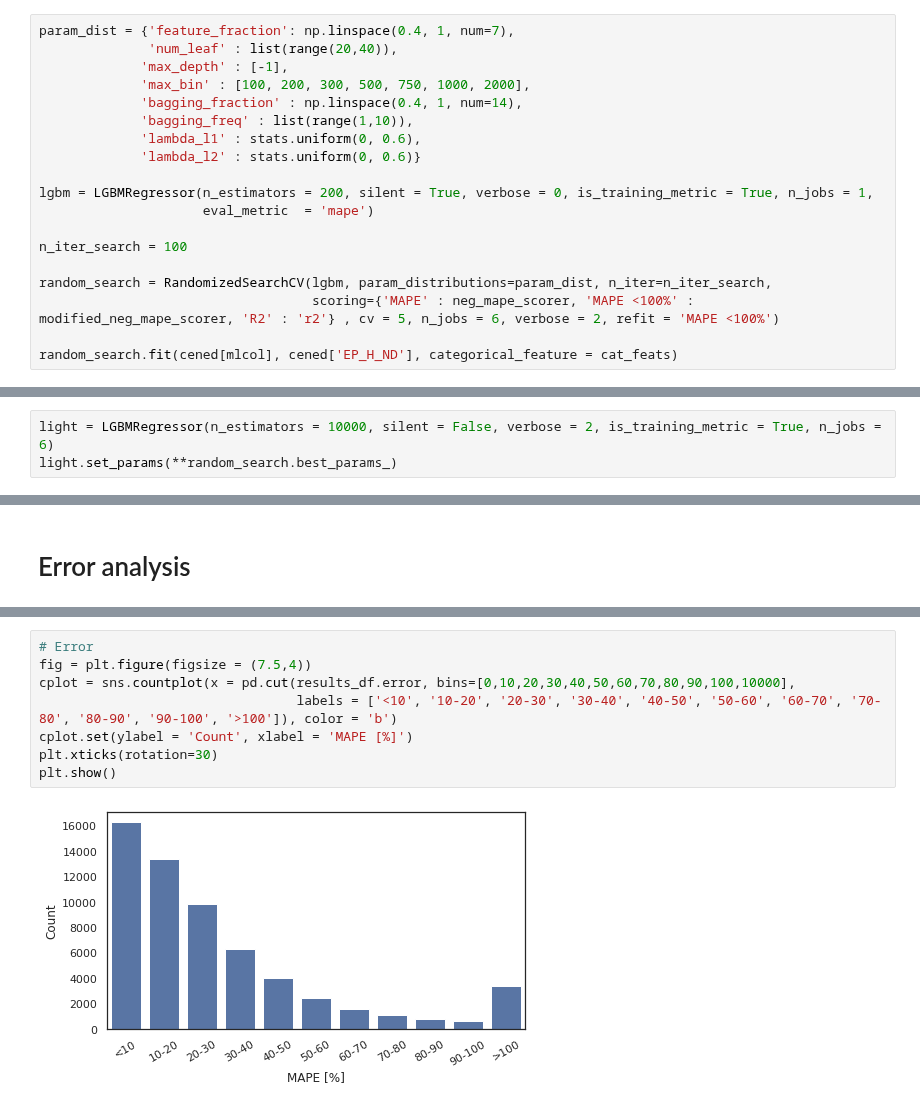
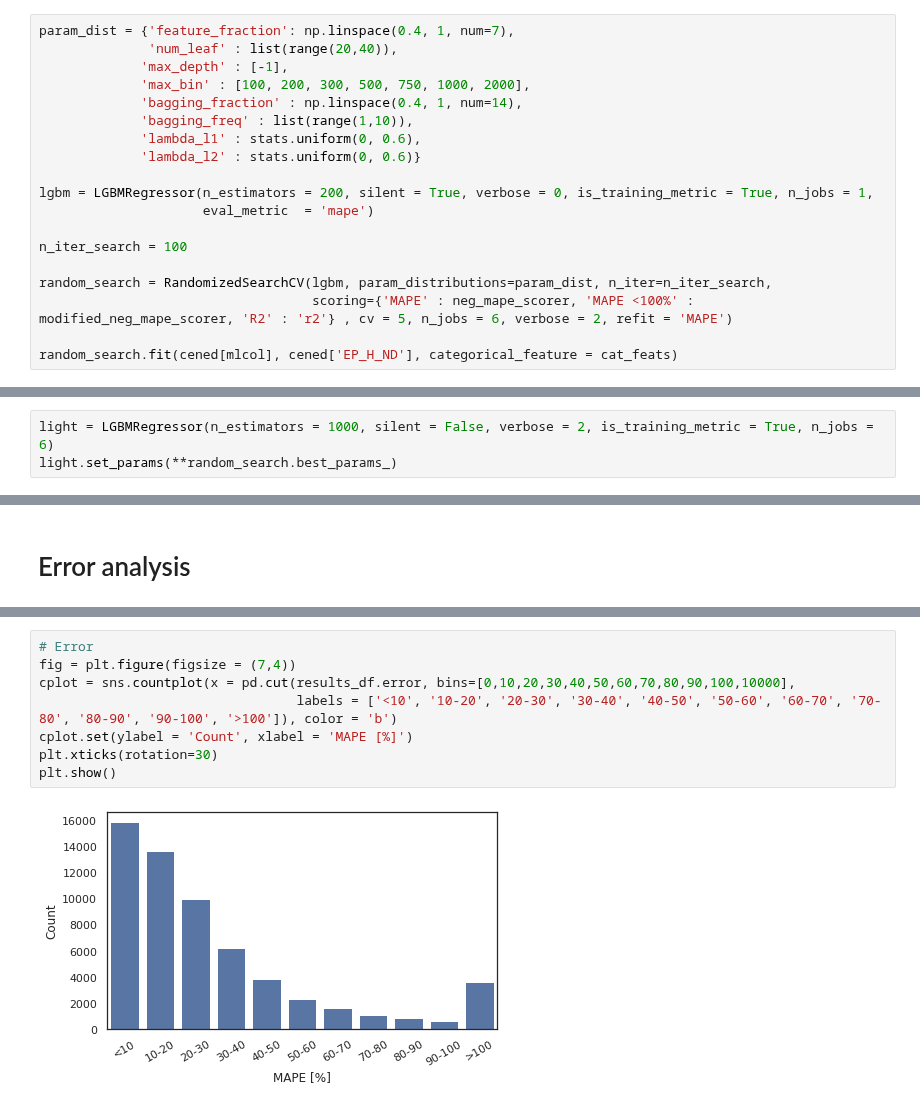
Before and after one commit to rboghe/cened, a Jupyter notebook: cened_2_0_ml.ipynb, the cells around one changed output, grey strips where cells are left out. Saved outputs shown, nothing was run; the diff lists cells and outputs as text.

```diff
--- a/cened_2_0_ml.ipynb
+++ b/cened_2_0_ml.ipynb
@@ -252,7 +252,7 @@ lgbm = LGBMRegressor(n_estimators = 200, silent = True, verbose = 0, is_training
 n_iter_search = 100
 
 random_search = RandomizedSearchCV(lgbm, param_distributions=param_dist, n_iter=n_iter_search,
-                                   scoring={'MAPE' : neg_mape_scorer, 'MAPE <100%' : modified_neg_mape_scorer, 'R2' : 'r2'} , cv = 5, n_jobs = 6, verbose = 2, refit = 'MAPE <100%')
+                                   scoring={'MAPE' : neg_mape_scorer, 'MAPE <100%' : modified_neg_mape_scorer, 'R2' : 'r2'} , cv = 5, n_jobs = 6, verbose = 2, refit = 'MAPE')
 
 random_search.fit(cened[mlcol], cened['EP_H_ND'], categorical_feature = cat_feats)
 # %% [output]
@@ -339,6 +344,6 @@ plt.show()
 # %% [markdown]
 # Train the final model
 # %%
-light = LGBMRegressor(n_estimators = 10000, silent = False, verbose = 2, is_training_metric = True, n_jobs = 6)
+light = LGBMRegressor(n_estimators = 1000, silent = False, verbose = 2, is_training_metric = True, n_jobs = 6)
 light.set_params(**random_search.best_params_)
 # %% [output]
@@ -447,10 +452,10 @@ plt.show()
 # %%
 # Error
-fig = plt.figure(figsize = (7.5,4))
+fig = plt.figure(figsize = (7,4))
 cplot = sns.countplot(x = pd.cut(results_df.error, bins=[0,10,20,30,40,50,60,70,80,90,100,10000],
                                  labels = ['<10', '10-20', '20-30', '30-40', '40-50', '50-60', '60-70', '70-80', '80-90', '90-100', '>100']), color = 'b')
 cplot.set(ylabel = 'Count', xlabel = 'MAPE [%]')
 plt.xticks(rotation=30)
 plt.show()
 # %% [output]
-[figure, old version]
+[figure, new version]
```
Also changed, not shown: parts of 24 cells of this notebook.
